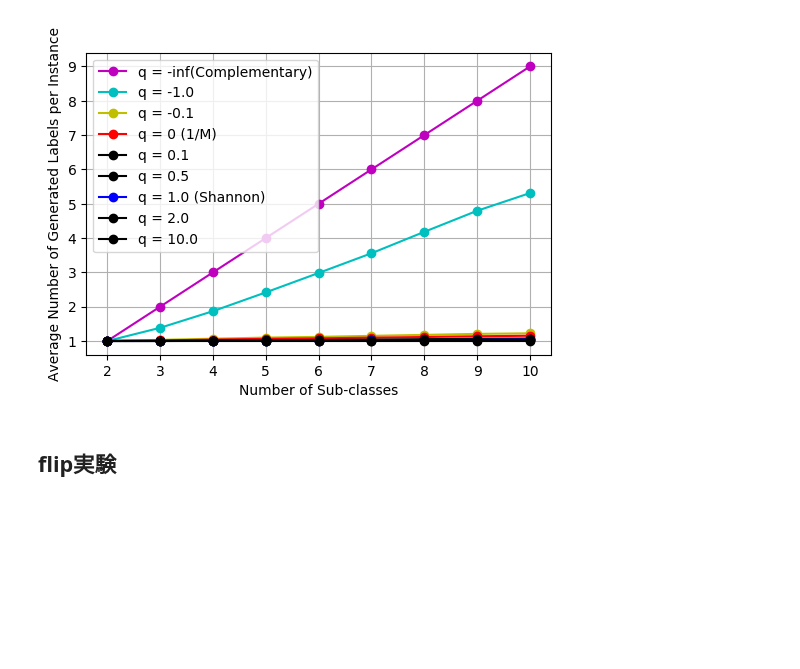
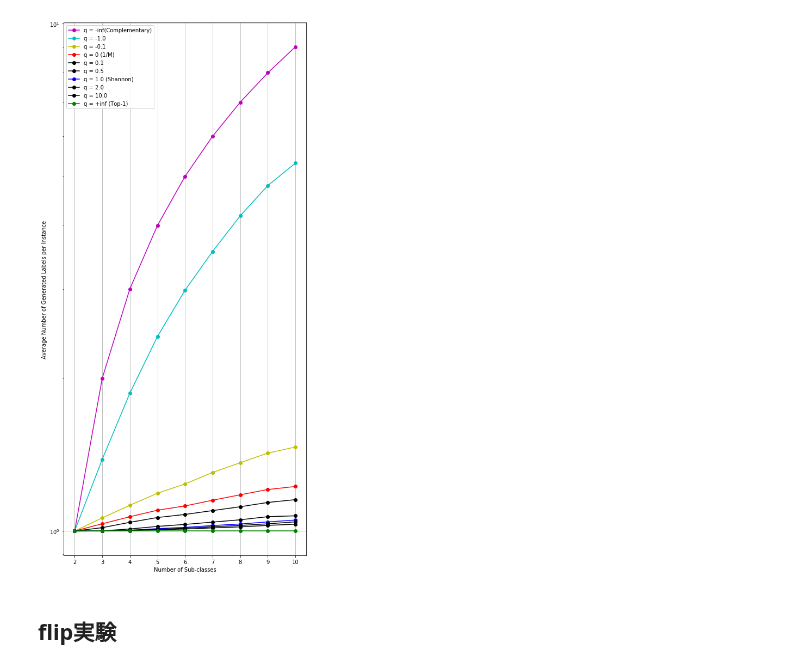
Before and after one commit to 1W1521375/entropy_labelling, a Jupyter notebook: for_graphs.ipynb, the cells around one changed output. Saved outputs shown, nothing was run; the diff lists cells and outputs as text; code cells hidden in the pictures; blank space fills up the shorter version.

```diff
--- a/for_graphs.ipynb
+++ b/for_graphs.ipynb
@@ -18,11 +18,11 @@ q2 = [e[1] for e in [(1.0, 97.91555555555557, 97.91555555555557), (1.00014583333
 q10 = [e[1] for e in [(1.0, 97.91555555555557, 97.91555555555557), (1.0000791666666669, 95.6972572093726, 95.7045833333334), (1.001816666666666, 93.3721980271965, 93.53785714285718), (1.0055555555555549, 91.32998825165733, 91.82837301587303), (1.008983333333333, 89.70908372946477, 90.50523809523814), (1.0142625, 87.53556894037482, 88.775), (1.0189111111111109, 85.65135997826238, 87.26555555555554), (1.02585, 84.45058240098153, 86.63000000000001), (1.0315, 83.08288899660688, 85.7)]]
 qtop1 = [e[1] for e in [(1.0, 97.91555555555557, 97.91555555555557), (1.0, 95.70083333333339, 95.70083333333339), (1.0, 93.45857142857146, 93.45857142857146), (1.0, 91.61924603174603, 91.61924603174603), (1.0, 90.20047619047618, 90.20047619047618), (1.0, 88.34375000000001, 88.34375000000001), (1.0, 86.64555555555555, 86.64555555555555), (1.0, 85.785, 85.785), (1.0, 84.8, 84.8)]]
 # %%
-tsallis_labels_acc = [q_neg_inf, neg_one, neg_qtenth, qzero, qtenth, qhalf, qshannon, q2, q10, qtop1]
+tsallis_labels_acc = [q_neg_inf, neg_one, neg_qtenth, qzero, qtenth, qhalf, qshannon, q2, q10, qtop1][::-1]
 # %%
-colours = ['m', 'c', 'y', 'r', 'k', 'k', 'b', 'k', 'k', 'g']
-names = ["q = +inf (Top-1)", "q = 10.0", "q = 2.0", "q = 1.0 (Shannon)", "q = 0.5", "q = 0.1", "q = 0 (1/M)", "q = -0.1", "q = -1,0", "q = -inf(Complementary)"]
-plt.figure(dpi = 100)
+colours = ['m', 'c', 'y', 'r', 'k', 'k', 'b', 'k', 'k', 'g'][::-1]
+names = ["q = +inf (Top-1)", "q = 10.0", "q = 2.0", "q = 1.0 (Shannon)", "q = 0.5", "q = 0.1", "q = 0 (1/M)", "q = -0.1", "q = -1,0", "q = -inf(Complementary)"][::-1][::-1]
+plt.figure(figsize = [8.0, 18.0])
 for c, q_labels_acc in enumerate(tsallis_labels_acc):
     plt.plot([i for i in range(2, 11)], q_labels_acc, marker = 'o', color = colours[c], label = names[c])
 plt.xlabel("Number of Sub-classes")
@@ -35,7 +35,7 @@ plt.savefig("tsallis_qs_additional.pdf")
 # %%
 q_neginf_lnum = [1.0, 2.0, 3.0, 4.0, 5.0, 6.0, 7.0, 8.0, 9.0]
 neg_one_lnum = [e[0] for e in [(1.0, 97.91555555555556, 97.91555555555556), (1.3845124999999996, 71.38385625432825, 98.55541666666664), (1.8689428571428577, 52.91222129091504, 98.51904761904763), (2.41676388888889, 40.890537972190884, 98.56091269841268), (2.982421428571428, 33.10343690579796, 98.5540476190476), (3.556491666666666, 27.671551255241464, 98.29833333333335), (4.181222222222221, 23.496303659557906, 98.20222222222223), (4.7951999999999995, 20.54094298636682, 98.465), (5.3105, 18.58582054420488, 98.7)]]
-neg_qtenth_lnum = [e[1] for e in [(1.0, 97.91555555555556, 97.91555555555556), (1.0613500000000002, 91.72974138980769, 97.26083333333334), (1.1240714285714286, 85.77158372470802, 96.25571428571422), (1.1868948412698417, 80.53765799421383, 95.41746031746032), (1.2382238095238092, 76.59990800478742, 94.69571428571426), (1.3047375000000008, 71.76414476419197, 93.51833333333329), (1.363288888888889, 68.1265165947613, 92.81111111111113), (1.4243000000000001, 65.02584678961306, 92.59), (1.464, 62.90983606557377, 92.1)]]
+neg_qtenth_lnum = [e[0] for e in [(1.0, 97.91555555555556, 97.91555555555556), (1.0613500000000002, 91.72974138980769, 97.26083333333334), (1.1240714285714286, 85.77158372470802, 96.25571428571422), (1.1868948412698417, 80.53765799421383, 95.41746031746032), (1.2382238095238092, 76.59990800478742, 94.69571428571426), (1.3047375000000008, 71.76414476419197, 93.51833333333329), (1.363288888888889, 68.1265165947613, 92.81111111111113), (1.4243000000000001, 65.02584678961306, 92.59), (1.464, 62.90983606557377, 92.1)]]
 qzero_lnum = [e[0] for e in [(1.0, 97.91555555555557, 97.91555555555557), (1.0334791666666665, 93.6843518370719, 96.76875000000001), (1.0668666666666662, 89.47267758364897, 95.36976190476183), (1.09899603174603, 85.8062582442501, 94.20972222222221), (1.1204880952380947, 83.1971582554879, 93.14333333333335), (1.1499875000000002, 79.74666930534073, 91.64916666666667), (1.1786222222222222, 76.93905685280227, 90.64999999999998), (1.2072499999999997, 74.74123905374579, 90.22), (1.224, 73.24346405228758, 89.65)]]
 qtenth_lnum = [e[0] for e in [(1.0, 97.91555555555557, 97.91555555555557), (1.0153624999999995, 94.85813232195665, 96.28750000000001), (1.040192857142857, 91.17737449617876, 94.78523809523807), (1.0631765873015873, 88.0097438324857, 93.50714285714292), (1.078071428571429, 85.68343541307117, 92.31785714285716), (1.0971541666666669, 82.77710753888428, 90.78208333333332), (1.1163999999999996, 80.28869810847034, 89.61444444444443), (1.1384, 78.31796205282639, 89.15), (1.153, 76.71292281006072, 88.45)]]
 qhalf_lnum = [e[0] for e in [(1.0, 97.91555555555557, 97.91555555555557), (1.000829166666667, 95.65711936176007, 95.73416666666675), (1.00932619047619, 92.99069821528626, 93.84071428571428), (1.0211329365079373, 90.51513899763995, 92.4017857142857), (1.0303785714285714, 88.5260226380746, 91.18857142857144), (1.0412875000000008, 86.02027569573764, 89.55208333333334), (1.0522666666666665, 83.88761737437736, 88.26333333333336), (1.0673, 82.19186677383794, 87.72000000000001), (1.0715, 80.86794213719085, 86.65)]]
@@ -47,4 +47,4 @@ q2_lnum = [e[0] for e in [(1.0, 97.91555555555557, 97.91555555555557), (1.000145
 q10_lnum = [e[0] for e in [(1.0, 97.91555555555557, 97.91555555555557), (1.0000791666666669, 95.6972572093726, 95.7045833333334), (1.001816666666666, 93.3721980271965, 93.53785714285718), (1.0055555555555549, 91.32998825165733, 91.82837301587303), (1.008983333333333, 89.70908372946477, 90.50523809523814), (1.0142625, 87.53556894037482, 88.775), (1.0189111111111109, 85.65135997826238, 87.26555555555554), (1.02585, 84.45058240098153, 86.63000000000001), (1.0315, 83.08288899660688, 85.7)]]
 qtop1_lnum = [e[0] for e in [(1.0, 97.91555555555557, 97.91555555555557), (1.0, 95.70083333333339, 95.70083333333339), (1.0, 93.45857142857146, 93.45857142857146), (1.0, 91.61924603174603, 91.61924603174603), (1.0, 90.20047619047618, 90.20047619047618), (1.0, 88.34375000000001, 88.34375000000001), (1.0, 86.64555555555555, 86.64555555555555), (1.0, 85.785, 85.785), (1.0, 84.8, 84.8)]]
 # %%
-tsallis_labels_num = [q_neginf_lnum, neg_one_lnum, qzero_lnum, qtenth_lnum, qhalf_lnum, qshannon_lnum, q2_lnum, q10_lnum, qtop1_lnum]
+tsallis_labels_num = [q_neginf_lnum, neg_one_lnum, neg_qtenth_lnum , qzero_lnum, qtenth_lnum, qhalf_lnum, qshannon_lnum, q2_lnum, q10_lnum, qtop1_lnum]
@@ -51,16 +55,17 @@ tsallis_labels_num = [q_neginf_lnum, neg_one_lnum, qzero_lnum, qtenth_lnum, qhal
 # %%
 colours = ['m', 'c', 'y', 'r', 'k', 'k', 'b', 'k', 'k', 'g']
 names = ["q = -inf(Complementary)", "q = -1.0", "q = -0.1", "q = 0 (1/M)", "q = 0.1", "q = 0.5", "q = 1.0 (Shannon)", "q = 2.0", "q = 10.0", "q = +inf (Top-1)"]
-plt.figure(dpi = 100)
+plt.figure(figsize = [8.0, 18.0])
 for c, q_labels_num in enumerate(tsallis_labels_num):
     plt.plot([i for i in range(2, 11)], q_labels_num, marker = 'o', color = colours[c], label = names[c])
+plt.yscale('log')
 plt.xlabel("Number of Sub-classes")
 plt.ylabel("Average Number of Generated Labels per Instance")
 plt.legend(loc = 'best')
 plt.grid(True)
 plt.savefig("tsallis_qs_lnum_additional.pdf")
 # %% [output]
-[figure, old version]
+[figure, new version]
 # %% [markdown]
 ## flip実験
 # %%
```
Also changed, not shown: parts of 2 cells of this notebook, 2 other files.
